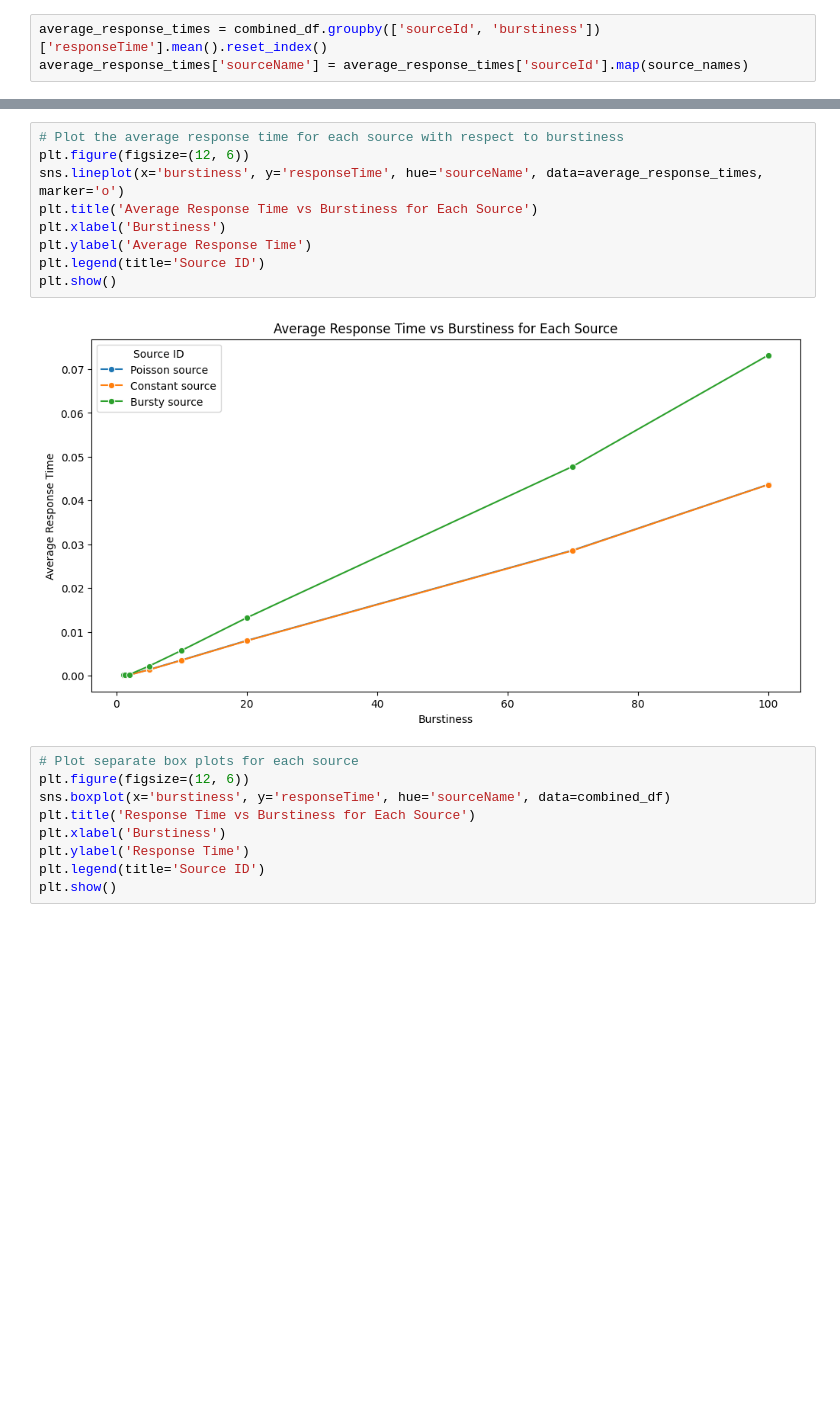
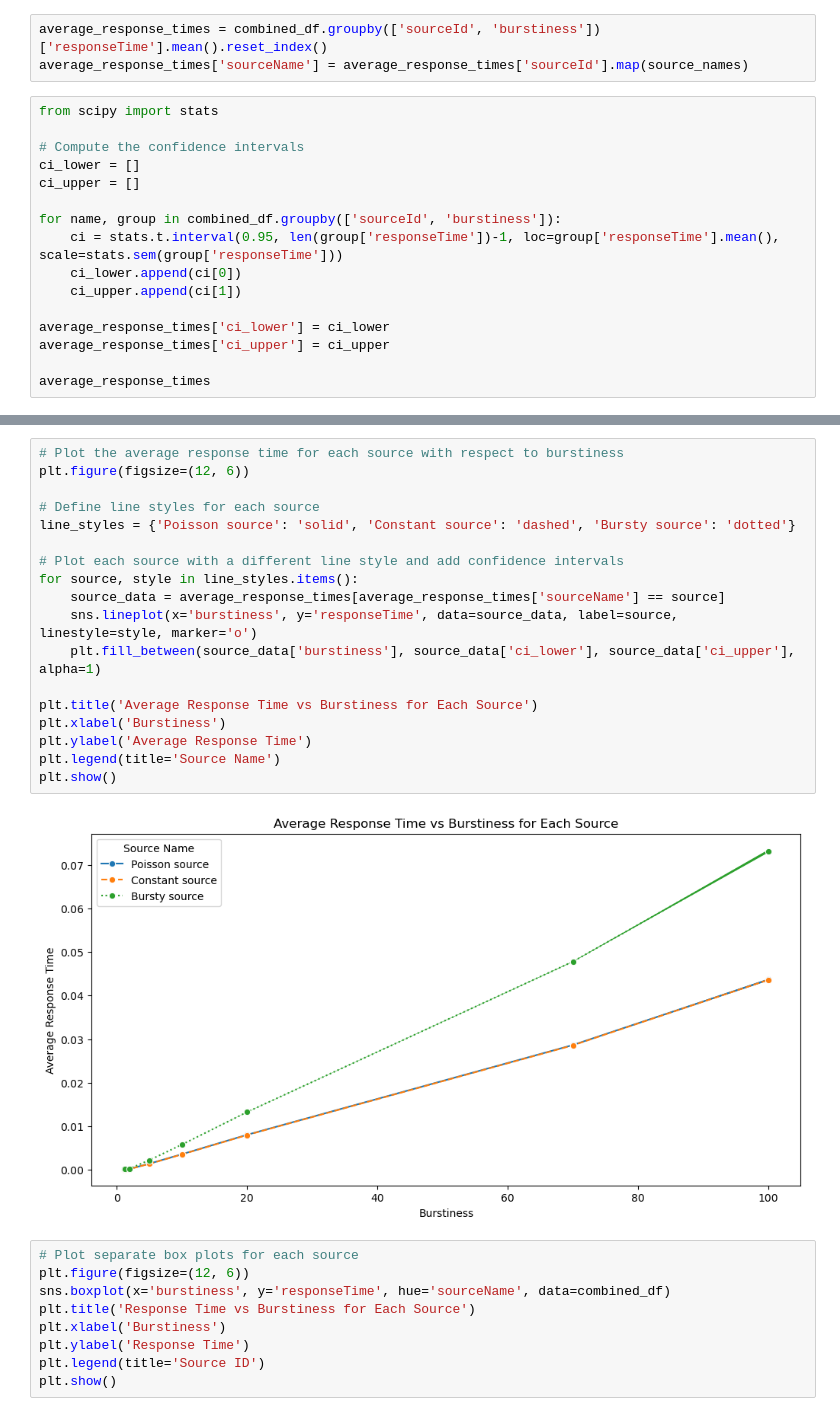
Before and after one commit to ArthurMbraga/simulation-and-metrology-project, a Jupyter notebook: plotResults.ipynb, the cells around one changed output, grey strips where cells are left out. Drawn from its saved outputs; the diff is of its cells as text; blank space fills up the shorter version.

```diff
--- a/plotResults.ipynb
+++ b/plotResults.ipynb
@@ -53,3 +53,19 @@ combined_df['sourceName'] = combined_df['sourceId'].map(source_names)
 # %%
 average_response_times = combined_df.groupby(['sourceId', 'burstiness'])['responseTime'].mean().reset_index()
 average_response_times['sourceName'] = average_response_times['sourceId'].map(source_names)
+# %%
+from scipy import stats
+
+# Compute the confidence intervals
+ci_lower = []
+ci_upper = []
+
+for name, group in combined_df.groupby(['sourceId', 'burstiness']):
+    ci = stats.t.interval(0.95, len(group['responseTime'])-1, loc=group['responseTime'].mean(), scale=stats.sem(group['responseTime']))
+    ci_lower.append(ci[0])
+    ci_upper.append(ci[1])
+
+average_response_times['ci_lower'] = ci_lower
+average_response_times['ci_upper'] = ci_upper
+
+average_response_times
@@ -56,14 +90,23 @@ average_response_times['sourceName'] = average_response_times['sourceId'].map(so
 # %%
 # Plot the average response time for each source with respect to burstiness
 plt.figure(figsize=(12, 6))
-sns.lineplot(x='burstiness', y='responseTime', hue='sourceName', data=average_response_times, marker='o')
+
+# Define line styles for each source
+line_styles = {'Poisson source': 'solid', 'Constant source': 'dashed', 'Bursty source': 'dotted'}
+
+# Plot each source with a different line style and add confidence intervals
+for source, style in line_styles.items():
+    source_data = average_response_times[average_response_times['sourceName'] == source]
+    sns.lineplot(x='burstiness', y='responseTime', data=source_data, label=source, linestyle=style, marker='o')
+    plt.fill_between(source_data['burstiness'], source_data['ci_lower'], source_data['ci_upper'], alpha=1)
+
 plt.title('Average Response Time vs Burstiness for Each Source')
 plt.xlabel('Burstiness')
 plt.ylabel('Average Response Time')
-plt.legend(title='Source ID')
+plt.legend(title='Source Name')
 plt.show()
 # %% [output]
-[figure, old version]
+[figure, new version]
 # %%
 # Plot separate box plots for each source
 plt.figure(figsize=(12, 6))
```
Also changed, not shown: parts of 1 cell of this notebook.
